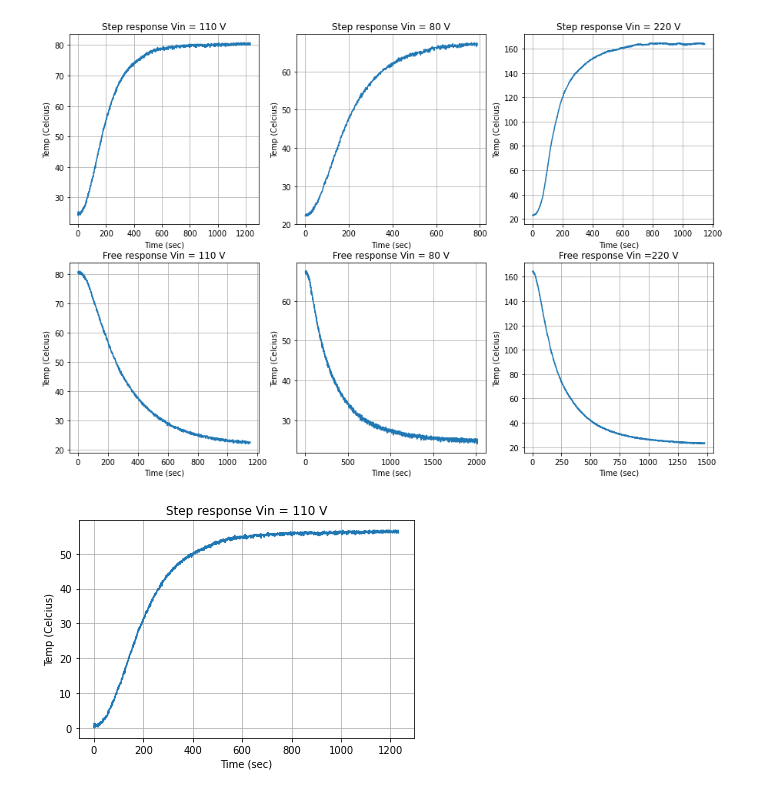
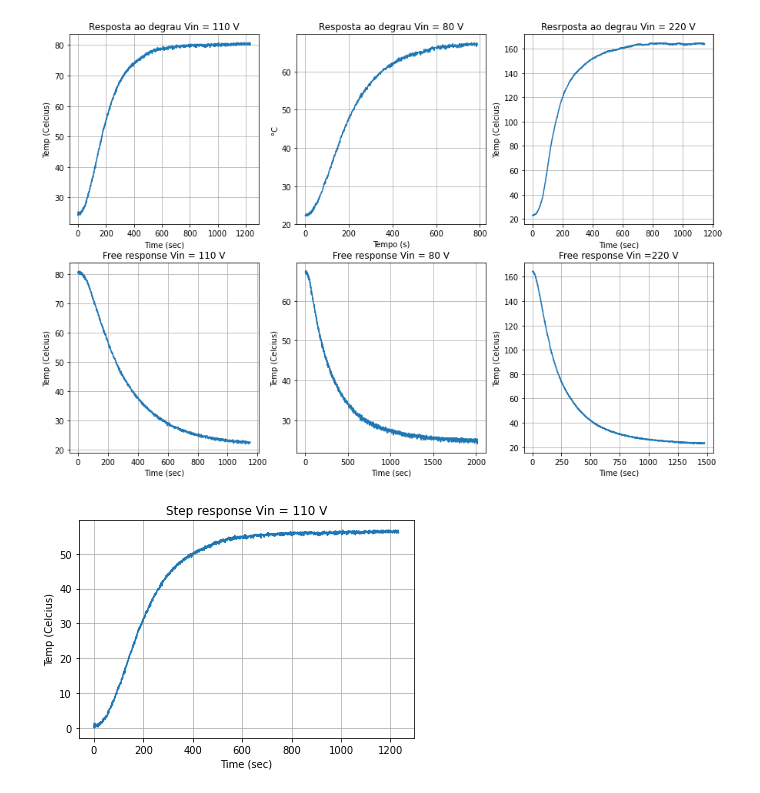
Before and after one commit to Hillerr/-climatic_chamber, a Jupyter notebook: chamber_sys.ipynb, the cells around one changed output. Saved outputs shown, nothing was run; the diff lists cells and outputs as text; code cells hidden in the pictures.

```diff
--- a/chamber_sys.ipynb
+++ b/chamber_sys.ipynb
@@ -16,50 +17,50 @@ chamber_step_220_off = pd.read_csv("data_aquisition/temp_220V_off.csv")
 plt.figure(figsize=(15, 10))
 
 plt.subplot(2, 3, 1)
-plt.title("Step response Vin = 110 V")
+plt.title("Resposta ao degrau Vin = 110 V")
 plt.plot(chamber_step_110.iloc[:, 0], chamber_step_110.iloc[:, 1])
 plt.xlabel("Time (sec)")
 plt.ylabel("Temp (Celcius)")
 plt.grid()
 
 plt.subplot(2, 3, 2)
-plt.title("Step response Vin = 80 V")
+plt.title("Resposta ao degrau Vin = 80 V")
 plt.plot(chamber_step_80.iloc[:, 0], chamber_step_80.iloc[:, 1])
-plt.xlabel("Time (sec)")
-plt.ylabel("Temp (Celcius)")
+plt.xlabel("Tempo (s)")
+plt.ylabel("°C")
 plt.grid()
 
 plt.subplot(2, 3, 3)
-plt.title("Step response Vin = 220 V")
+plt.title("Resrposta ao degrau Vin = 220 V")
 plt.plot(chamber_step_220.iloc[:, 0], chamber_step_220.iloc[:, 1])
 plt.xlabel("Time (sec)")
 plt.ylabel("Temp (Celcius)")
 plt.grid()
 
 plt.subplot(2, 3, 4)
 plt.title("Free response Vin = 110 V")
 plt.plot(chamber_step_110_off.iloc[:, 0], chamber_step_110_off.iloc[:, 1])
 plt.xlabel("Time (sec)")
 plt.ylabel("Temp (Celcius)")
 plt.grid()
 
 plt.subplot(2, 3, 5)
 plt.title("Free response Vin = 80 V")
 plt.plot(chamber_step_80_off.iloc[:, 0], chamber_step_80_off.iloc[:, 1])
 plt.xlabel("Time (sec)")
 plt.ylabel("Temp (Celcius)")
 plt.grid()
 
 plt.subplot(2, 3, 6)
 plt.title("Free response Vin =220 V")
 plt.plot(chamber_step_220_off.iloc[:, 0], chamber_step_220_off.iloc[:, 1])
 plt.xlabel("Time (sec)")
 plt.ylabel("Temp (Celcius)")
 plt.grid()
 
 plt.show()
 # %% [output]
-[figure, old version]
+[figure, new version]
 # %%
 plt.title("Step response Vin = 110 V")
 plt.plot(chamber_step_110.iloc[:, 0], np.subtract(chamber_step_110.iloc[:, 1], min(chamber_step_110.iloc[:, 1])))
```
Also changed, not shown: parts of 15 cells of this notebook, 18 other files.
